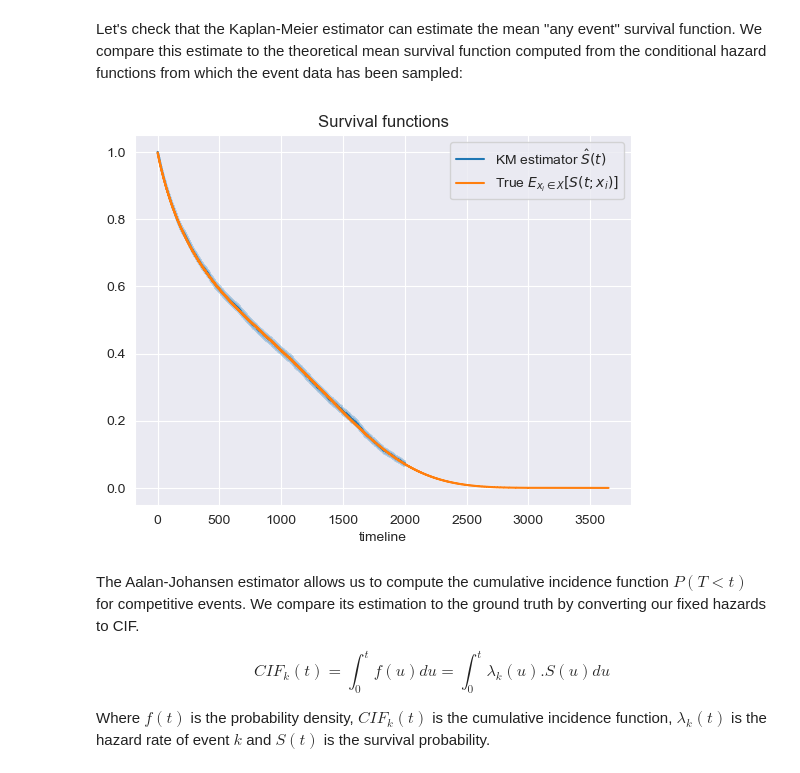
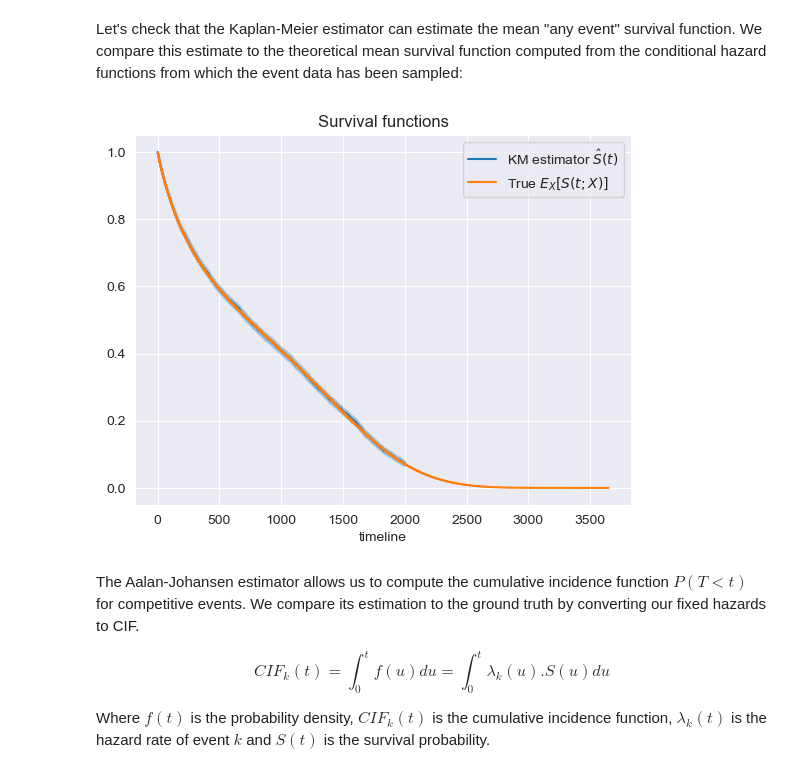
Before and after one commit to probabl-ai/survival-analysis-tutorial, a Jupyter notebook: truck_dataset/truck_dataset.ipynb, the cells around one changed output. Saved outputs shown, nothing was run; the diff lists cells and outputs as text; code cells hidden in the pictures.

```diff
--- a/truck_dataset/truck_dataset.ipynb
+++ b/truck_dataset/truck_dataset.ipynb
@@ -620,33 +621,35 @@ data has been sampled:
 from lifelines import KaplanMeierFitter
 # %%
 
-def plot_survival_function(event_frame, all_hazards):
+
+def plot_survival_function(event_frame, all_hazards, X_is_fixed=False):
     assert all_hazards.shape[0] == event_frame.query("event != 0")["event"].nunique()
     assert all_hazards.shape[1] == event_frame.shape[0]  # observations
     assert all_hazards.shape[2] >= event_frame["duration"].max()  # days
 
     any_event = event_frame["event"] > 0
     km = KaplanMeierFitter()
     km.fit(
         durations=event_frame["duration"],
         event_observed=any_event,
     )
     ax = km.plot_survival_function(label=r"KM estimator $\hat{S}(t)$")
 
     # Make it possible to evaluate the survival probabilities at any time step with
     # with constant extrapolation if necessary.
     times = np.arange(total_days)
     any_event_hazards = all_hazards.sum(axis=0)
     true_surv = np.exp(-any_event_hazards.cumsum(axis=-1))
 
-    ax.step(times, true_surv.mean(axis=0), label=r"True $E_{x_i \in X} [S(t; x_i)]$")
+    label = r"True $S(t; X=x_i)$" if X_is_fixed else r"True $E_{X} [S(t; X)]$"
+    ax.step(times, true_surv.mean(axis=0), label=label)
     plt.legend()
     plt.title("Survival functions")
 
 
 plot_survival_function(truck_failure_10k_events, truck_failure_10k_all_hazards)
 # %% [output]
-[figure, old version]
+[figure, new version]
 # %% [markdown]
 
 The Aalan-Johansen estimator allows us to compute the cumulative incidence function $P(T < t)$ for competitive events.
```
Also changed, not shown: parts of 4 cells of this notebook.
